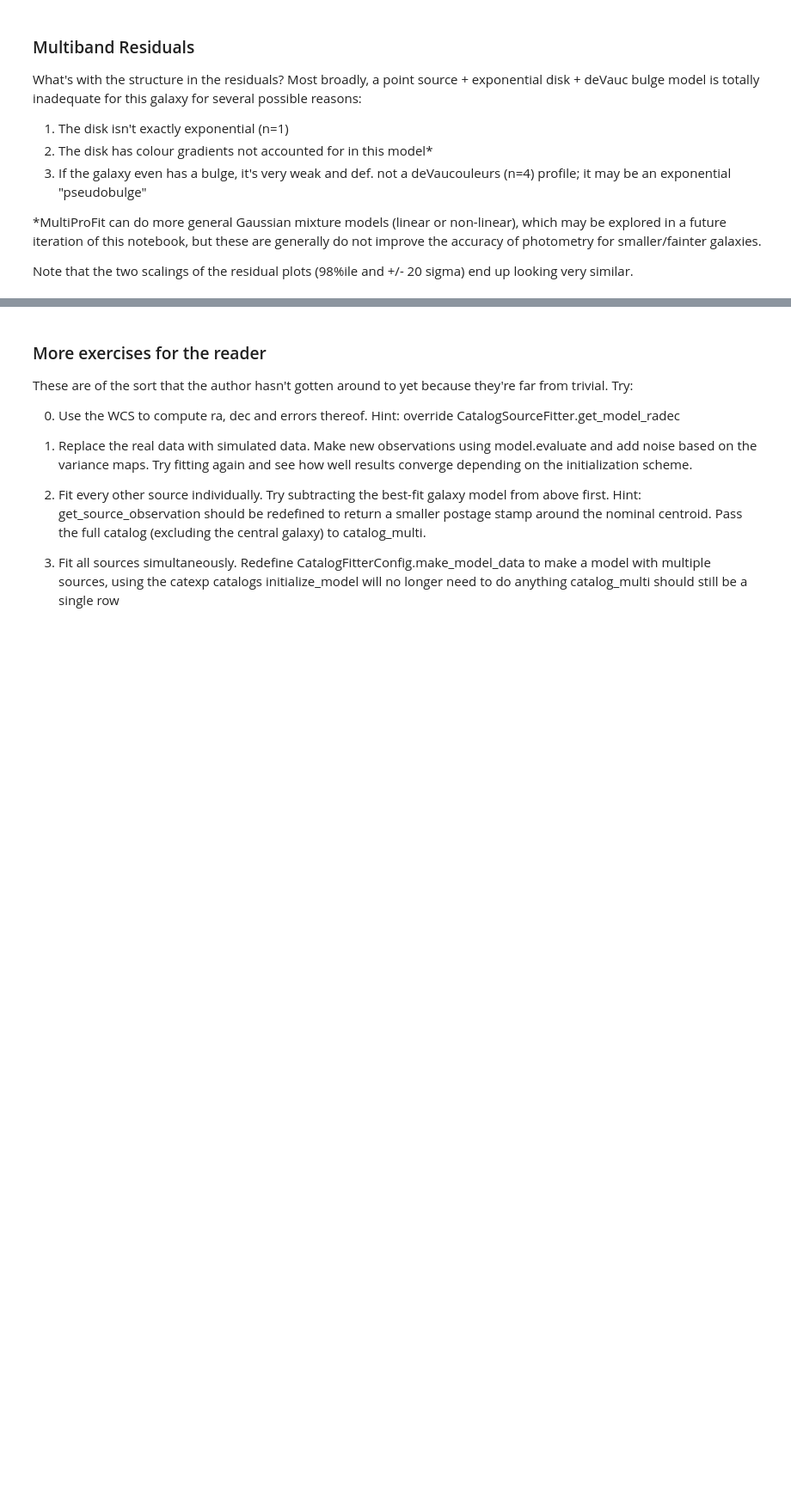
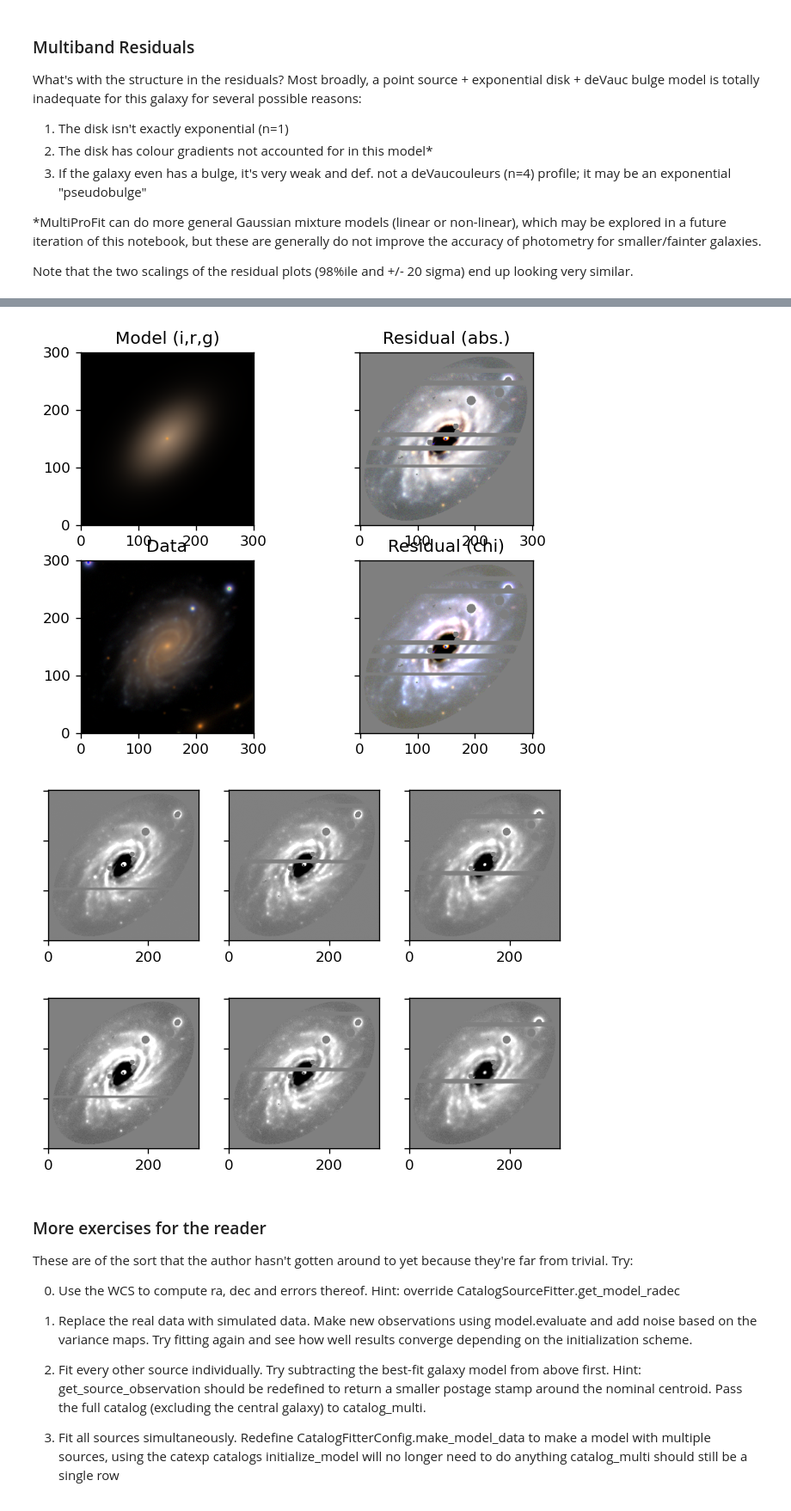
Before and after one commit to lsst-dm/multiprofit, a Jupyter notebook: examples/fithsc.ipynb, the cells around one changed output, grey strips where cells are left out. Shown at 86% size. Cells and saved outputs as stored; diff of their text form; code cells hidden in the pictures; blank space fills up the shorter version.

```diff
--- a/examples/fithsc.ipynb
+++ b/examples/fithsc.ipynb
@@ -434,3 +381,24 @@ if write_mask_highsn:
+# %%
+# Make some basic plots
+_, _, _, _, mask_inv_highsn = plot_model_rgb(
+    model, weights=bands, high_sn_threshold=0.2 if write_mask_highsn else None,
+)
+plt.show()
+
+# Write the high SN bitmask to a compressed, bitpacked file
+if write_mask_highsn:
+    plt.figure()
+    plt.imshow(mask_highsn, cmap='gray')
+    plt.show()
+    packed = np.packbits(mask_inv_highsn, bitorder='little')
+    np.savez_compressed(f'{prefix_img}mask_inv_highsn.npz', mask_inv=mask_highsn)
+
+# TODO: Plotting functions will be refactored from old MPF
+# Missing features include colour residual images
+# Also complete labels, etc.
+# %% [output]
+[figure, added]
+[figure, added]
 # %% [markdown]
 ### More exercises for the reader
 
```
Also changed, not shown: parts of 9 cells of this notebook, 2 other files.
